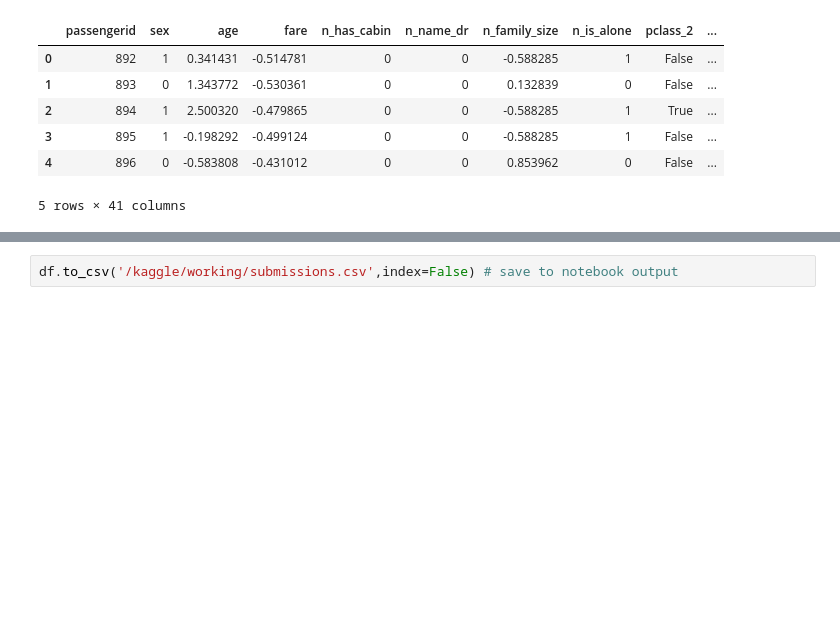
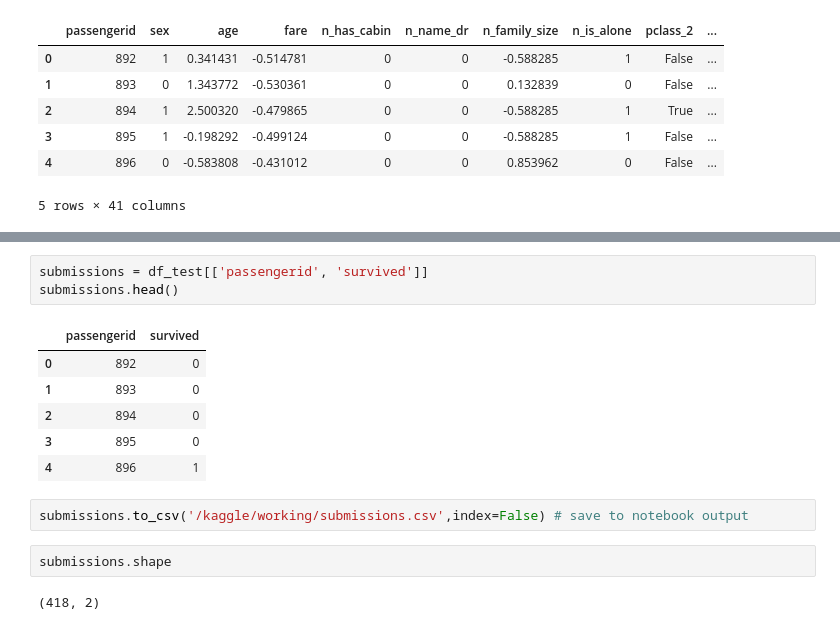
Before and after one commit to BhardwajArjit/Kaggle, a Jupyter notebook: titanic-machine-learning-from-disaster.ipynb, the cells around one changed output, grey strips where cells are left out. Saved outputs shown, nothing was run; the diff lists cells and outputs as text; blank space fills up the shorter version.

Commit message:
add submissions.csv

```diff
--- a/titanic-machine-learning-from-disaster.ipynb
+++ b/titanic-machine-learning-from-disaster.ipynb
@@ -827,3 +805,17 @@ df_test.head()
 5 rows × 41 columns
+# %%
+submissions = df_test[['passengerid', 'survived']]
+submissions.head()
+# %% [output]
+|  | passengerid | survived |
+| 0 | 892 | 0 |
+| 1 | 893 | 0 |
+| 2 | 894 | 0 |
+| 3 | 895 | 0 |
+| 4 | 896 | 1 |
 # %%
-df.to_csv('/kaggle/working/submissions.csv',index=False) # save to notebook output
+submissions.to_csv('/kaggle/working/submissions.csv',index=False) # save to notebook output
+# %%
+submissions.shape
+# %% [output]
+(418, 2)
```
Also changed, not shown: parts of 6 cells of this notebook.
